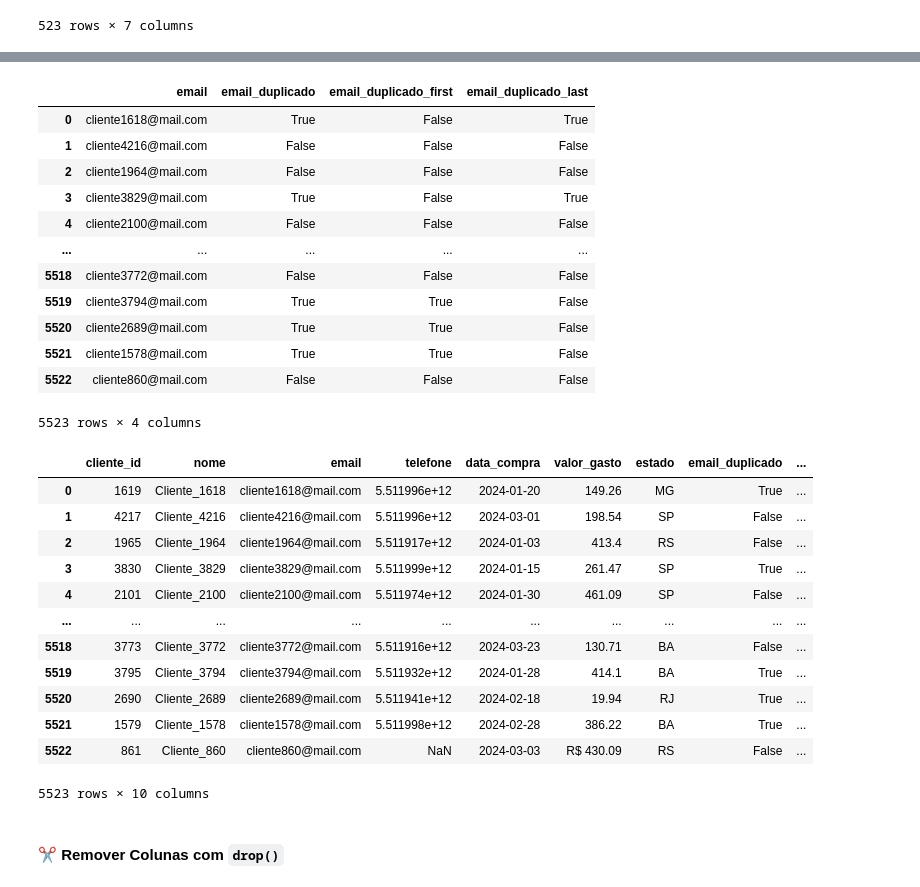
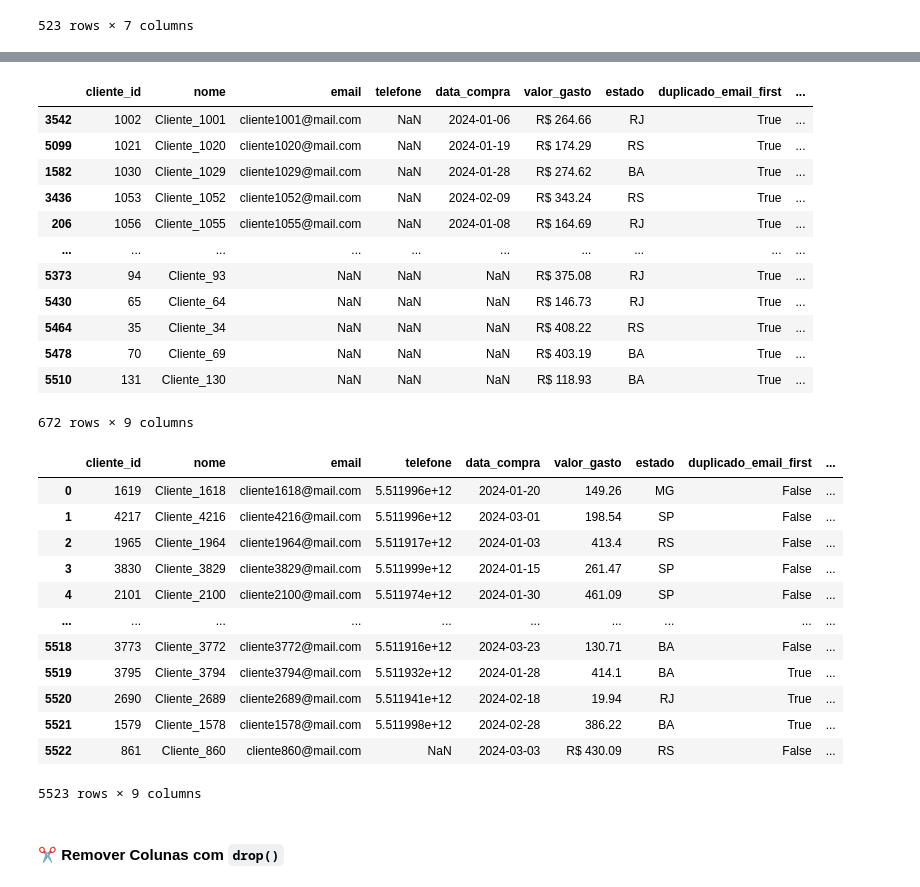
Before and after one commit to gilmarkammers/TecProgPyhton, a Jupyter notebook: 6_pandas_Limpeza e Transformação_Alunos.ipynb, the cells around one changed output, grey strips where cells are left out. Cells and saved outputs as stored; diff of their text form; code cells hidden in the pictures.

```diff
--- a/6_pandas_Limpeza e Transformação_Alunos.ipynb
+++ b/6_pandas_Limpeza e Transformação_Alunos.ipynb
@@ -65,9 +65,8 @@ A primeira coisa que você faz ao receber um dataset novo é **"radiografar"** e
 import pandas as pd
 import numpy as np
 
-clientes = pd.read_csv('C:/Temp/clientes.csv')
-
-display(clientes.head())
+clientes = pd.read_csv("C:/Temp/clientes.csv", encoding='utf-8')
+display(clientes)
 # %% [output]
 |  | cliente_id | nome | email | telefone | data_compra | valor_gasto | estado |
 | 0 | 1619 | Cliente_1618 | cliente1618@mail.com | 5.511996e+12 | 2024-01-20 | 149.26 | MG |
@@ -231,4 +249,4 @@ print(clientes['email'].duplicated().sum())
 
 # keep=False marca todas as linhas que aparecem mais de uma vez
 
-clientes['email_duplicado'] = clientes['email'].duplicated(keep=False)
+display(clientes[clientes.duplicated(subset=['email'], keep=False)])
@@ -235,33 +267,33 @@ clientes['email_duplicado'] = clientes['email'].duplicated(keep=False)
 # %%
 # keep='first' marca como duplicada a partir da segunda ocorrência
 # keep='last' marca como duplicada a partir da primeira ocorrência
 
-clientes['email_duplicado_first'] = clientes['email'].duplicated(keep='first')
-clientes['email_duplicado_last'] = clientes['email'].duplicated(keep='last')
+clientes['duplicado_email_first'] = clientes.duplicated(subset=['email'], keep='first')
+clientes['duplicado_email_last'] = clientes.duplicated(subset=['email'], keep='last')
 
-)
+display(clientes[clientes['duplicado_email_first'] == True].sort_values(by='email'))
 # %% [output]
-|  | email | email_duplicado | email_duplicado_first | email_duplicado_last |
-| 0 | cliente1618@mail.com | True | False | True |
-| 1 | cliente4216@mail.com | False | False | False |
-| 2 | cliente1964@mail.com | False | False | False |
-| 3 | cliente3829@mail.com | True | False | True |
-| 4 | cliente2100@mail.com | False | False | False |
-| ... | ... | ... | ... | ... |
-| 5518 | cliente3772@mail.com | False | False | False |
-| 5519 | cliente3794@mail.com | True | True | False |
-| 5520 | cliente2689@mail.com | True | True | False |
-| 5521 | cliente1578@mail.com | True | True | False |
-| 5522 | cliente860@mail.com | False | False | False |
+|  | cliente_id | nome | email | telefone | data_compra | valor_gasto | estado | duplicado_email_first | ... |
+| 3542 | 1002 | Cliente_1001 | cliente1001@mail.com | NaN | 2024-01-06 | R$ 264.66 | RJ | True | ... |
+| 5099 | 1021 | Cliente_1020 | cliente1020@mail.com | NaN | 2024-01-19 | R$ 174.29 | RS | True | ... |
+| 1582 | 1030 | Cliente_1029 | cliente1029@mail.com | NaN | 2024-01-28 | R$ 274.62 | BA | True | ... |
+| 3436 | 1053 | Cliente_1052 | cliente1052@mail.com | NaN | 2024-02-09 | R$ 343.24 | RS | True | ... |
+| 206 | 1056 | Cliente_1055 | cliente1055@mail.com | NaN | 2024-01-08 | R$ 164.69 | RJ | True | ... |
+| ... | ... | ... | ... | ... | ... | ... | ... | ... | ... |
+| 5373 | 94 | Cliente_93 | NaN | NaN | NaN | R$ 375.08 | RJ | True | ... |
+| 5430 | 65 | Cliente_64 | NaN | NaN | NaN | R$ 146.73 | RJ | True | ... |
+| 5464 | 35 | Cliente_34 | NaN | NaN | NaN | R$ 408.22 | RS | True | ... |
+| 5478 | 70 | Cliente_69 | NaN | NaN | NaN | R$ 403.19 | BA | True | ... |
+| 5510 | 131 | Cliente_130 | NaN | NaN | NaN | R$ 118.93 | BA | True | ... |
-5523 rows × 4 columns
+672 rows × 9 columns
 # %%
 display(clientes)
 # %% [output]
-|  | cliente_id | nome | email | telefone | data_compra | valor_gasto | estado | email_duplicado | ... |
-| 0 | 1619 | Cliente_1618 | cliente1618@mail.com | 5.511996e+12 | 2024-01-20 | 149.26 | MG | True | ... |
+|  | cliente_id | nome | email | telefone | data_compra | valor_gasto | estado | duplicado_email_first | ... |
+| 0 | 1619 | Cliente_1618 | cliente1618@mail.com | 5.511996e+12 | 2024-01-20 | 149.26 | MG | False | ... |
 | 1 | 4217 | Cliente_4216 | cliente4216@mail.com | 5.511996e+12 | 2024-03-01 | 198.54 | SP | False | ... |
 | 2 | 1965 | Cliente_1964 | cliente1964@mail.com | 5.511917e+12 | 2024-01-03 | 413.4 | RS | False | ... |
-| 3 | 3830 | Cliente_3829 | cliente3829@mail.com | 5.511999e+12 | 2024-01-15 | 261.47 | SP | True | ... |
+| 3 | 3830 | Cliente_3829 | cliente3829@mail.com | 5.511999e+12 | 2024-01-15 | 261.47 | SP | False | ... |
 | 4 | 2101 | Cliente_2100 | cliente2100@mail.com | 5.511974e+12 | 2024-01-30 | 461.09 | SP | False | ... |
 | ... | ... | ... | ... | ... | ... | ... | ... | ... | ... |
 | 5518 | 3773 | Cliente_3772 | cliente3772@mail.com | 5.511916e+12 | 2024-03-23 | 130.71 | BA | False | ... |
@@ -269,6 +301,6 @@ display(clientes)
 | 5520 | 2690 | Cliente_2689 | cliente2689@mail.com | 5.511941e+12 | 2024-02-18 | 19.94 | RJ | True | ... |
 | 5521 | 1579 | Cliente_1578 | cliente1578@mail.com | 5.511998e+12 | 2024-02-28 | 386.22 | BA | True | ... |
 | 5522 | 861 | Cliente_860 | cliente860@mail.com | NaN | 2024-03-03 | R$ 430.09 | RS | False | ... |
-5523 rows × 10 columns
+5523 rows × 9 columns
 # %% [markdown]
 #### ✂️ **Remover Colunas com `drop()`**
```
Also changed, not shown: parts of 64 cells of this notebook, 1 other file.
